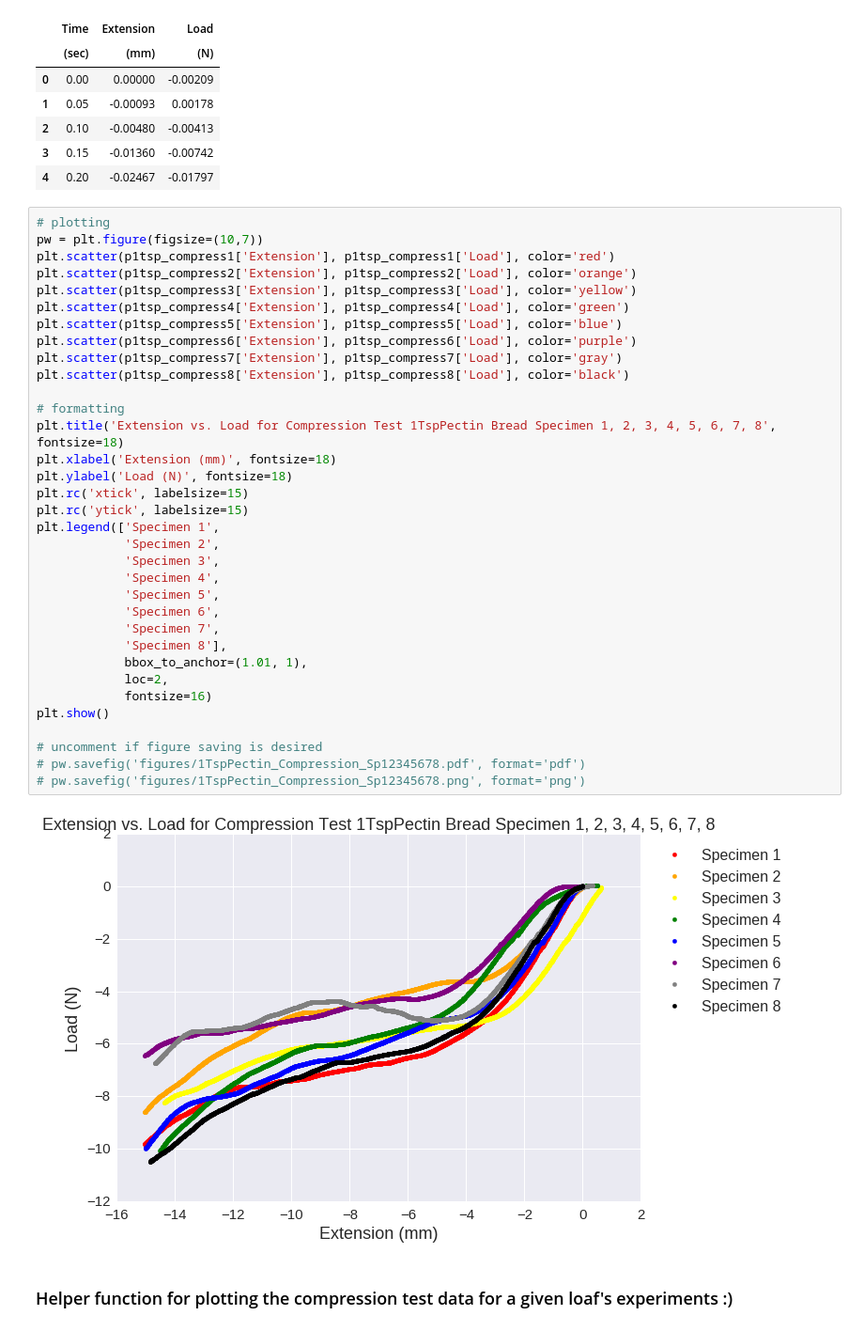
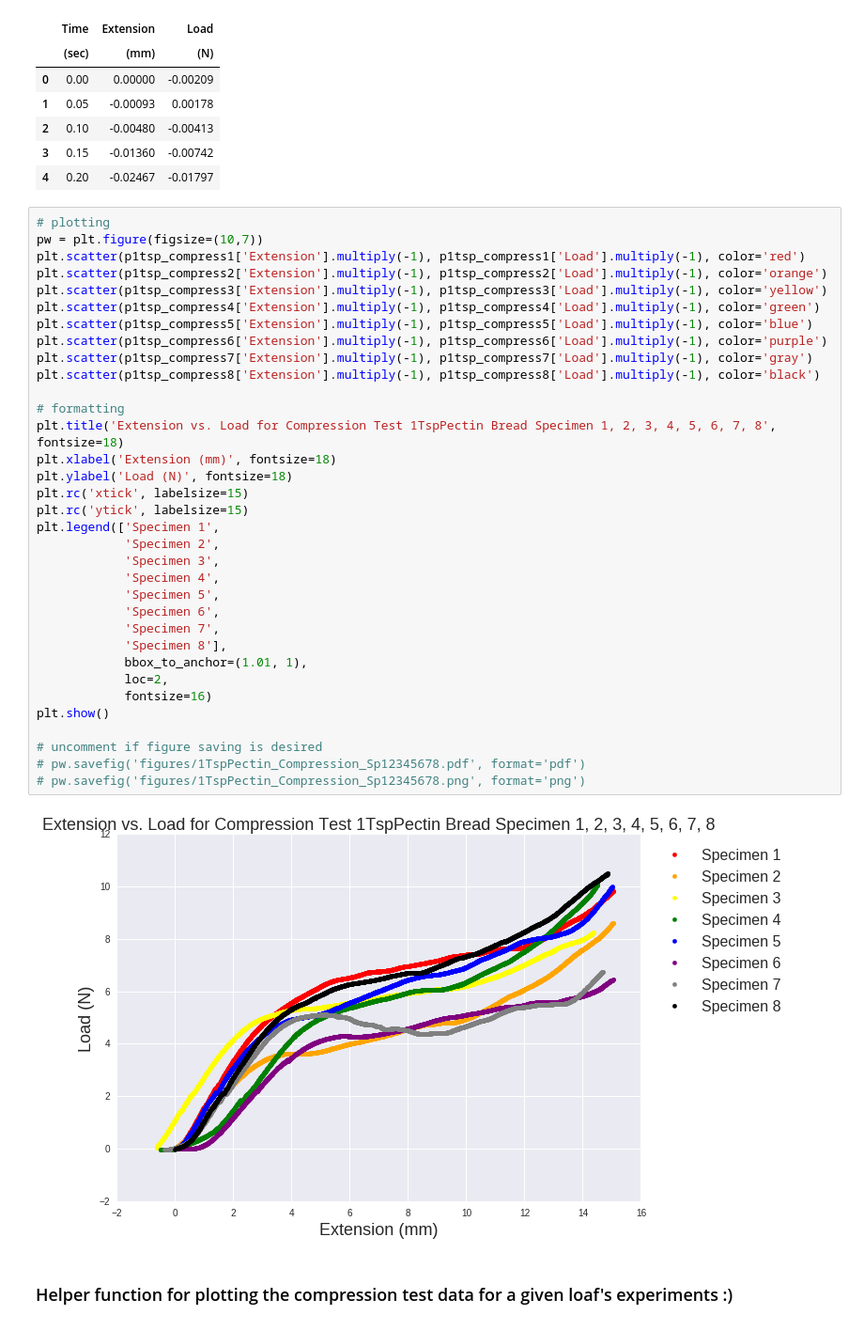
Before and after one commit to greenteawarrior/MatSci, a Jupyter notebook: GFBaking/instron_csv.ipynb, the cells around one changed output. Shown: that part at 94% size. Cells and saved outputs as stored; diff of their text form.

```diff
--- a/GFBaking/instron_csv.ipynb
+++ b/GFBaking/instron_csv.ipynb
@@ -72,39 +40,39 @@ p1tsp_compress1.head()
 # %%
 # plotting
 pw = plt.figure(figsize=(10,7))
-plt.scatter(p1tsp_compress1['Extension'], p1tsp_compress1['Load'], color='red')
-plt.scatter(p1tsp_compress2['Extension'], p1tsp_compress2['Load'], color='orange')
-plt.scatter(p1tsp_compress3['Extension'], p1tsp_compress3['Load'], color='yellow')
-plt.scatter(p1tsp_compress4['Extension'], p1tsp_compress4['Load'], color='green')
-plt.scatter(p1tsp_compress5['Extension'], p1tsp_compress5['Load'], color='blue')
-plt.scatter(p1tsp_compress6['Extension'], p1tsp_compress6['Load'], color='purple')
-plt.scatter(p1tsp_compress7['Extension'], p1tsp_compress7['Load'], color='gray')
-plt.scatter(p1tsp_compress8['Extension'], p1tsp_compress8['Load'], color='black')
+plt.scatter(p1tsp_compress1['Extension'].multiply(-1), p1tsp_compress1['Load'].multiply(-1), color='red')
+plt.scatter(p1tsp_compress2['Extension'].multiply(-1), p1tsp_compress2['Load'].multiply(-1), color='orange')
+plt.scatter(p1tsp_compress3['Extension'].multiply(-1), p1tsp_compress3['Load'].multiply(-1), color='yellow')
+plt.scatter(p1tsp_compress4['Extension'].multiply(-1), p1tsp_compress4['Load'].multiply(-1), color='green')
+plt.scatter(p1tsp_compress5['Extension'].multiply(-1), p1tsp_compress5['Load'].multiply(-1), color='blue')
+plt.scatter(p1tsp_compress6['Extension'].multiply(-1), p1tsp_compress6['Load'].multiply(-1), color='purple')
+plt.scatter(p1tsp_compress7['Extension'].multiply(-1), p1tsp_compress7['Load'].multiply(-1), color='gray')
+plt.scatter(p1tsp_compress8['Extension'].multiply(-1), p1tsp_compress8['Load'].multiply(-1), color='black')
 
 # formatting
 plt.title('Extension vs. Load for Compression Test 1TspPectin Bread Specimen 1, 2, 3, 4, 5, 6, 7, 8', fontsize=18)
 plt.xlabel('Extension (mm)', fontsize=18)
 plt.ylabel('Load (N)', fontsize=18)
 plt.rc('xtick', labelsize=15)
 plt.rc('ytick', labelsize=15)
 plt.legend(['Specimen 1',
             'Specimen 2',
             'Specimen 3',
             'Specimen 4',
             'Specimen 5',
             'Specimen 6',
             'Specimen 7',
             'Specimen 8'],
             bbox_to_anchor=(1.01, 1),
             loc=2,
             fontsize=16)
 plt.show()
 
 # uncomment if figure saving is desired
 # pw.savefig('figures/1TspPectin_Compression_Sp12345678.pdf', format='pdf')
 # pw.savefig('figures/1TspPectin_Compression_Sp12345678.png', format='png')
 # %% [output]
-[figure, old version]
+[figure, new version]
 # %% [markdown]
 ### Helper function for plotting the compression test data for a given loaf's experiments :)
 # %%
```
Also changed, not shown: parts of 15 cells of this notebook, 9 other files.
